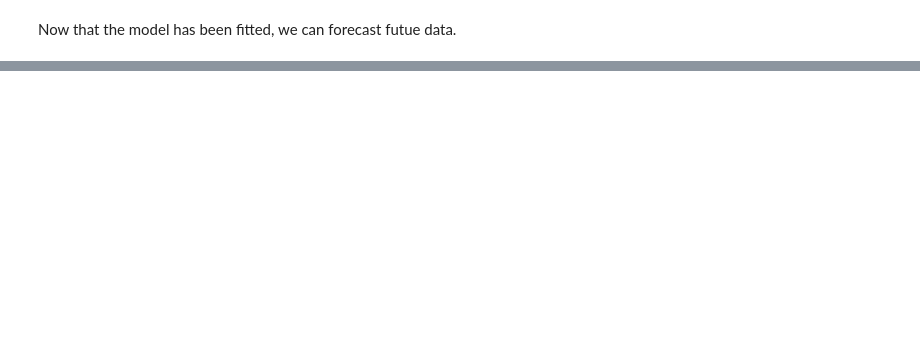
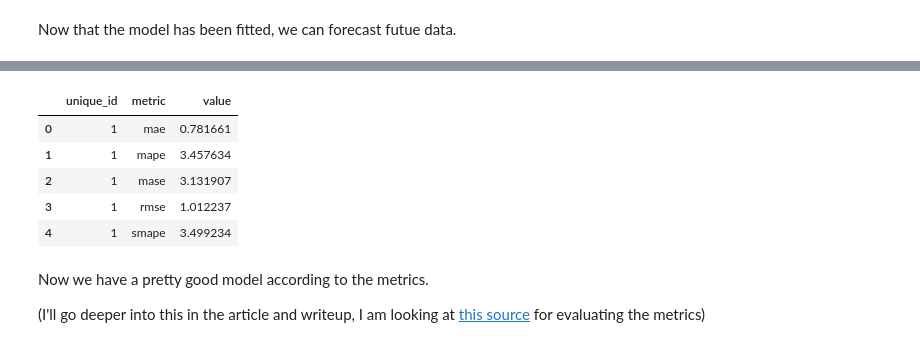
Before and after one commit to dBCooper2/utilities-dashboard-v3, a Jupyter notebook: notebooks/forecasting/forecasting-4-comparing-models.ipynb, the cells around one changed output, grey strips where cells are left out. Saved outputs shown, nothing was run; the diff lists cells and outputs as text; code cells hidden in the pictures; blank space fills up the shorter version.

```diff
--- a/notebooks/forecasting/forecasting-4-comparing-models.ipynb
+++ b/notebooks/forecasting/forecasting-4-comparing-models.ipynb
@@ -81,0 +172,4 @@ aarima.plot_forecast()
+# %%
+eval_res = aarima.evaluate()
+eval_res
+# %% [output]
@@ -81,0 +191,10 @@ aarima.plot_forecast()
+|  | unique_id | metric | value |
+| 0 | 1 | mae | 0.781661 |
+| 1 | 1 | mape | 3.457634 |
+| 2 | 1 | mase | 3.131907 |
+| 3 | 1 | rmse | 1.012237 |
+| 4 | 1 | smape | 3.499234 |
+# %% [markdown]
+Now we have a pretty good model according to the metrics.
+
+(I'll go deeper into this in the article and writeup, I am looking at [this source](<https://medium.com/analytics-vidhya/assessment-of-accuracy-metrics-for-time-series-forecasting-bc115b655705>) for evaluating the metrics)
```
Also changed, not shown: parts of 8 cells of this notebook, 3 other files.
